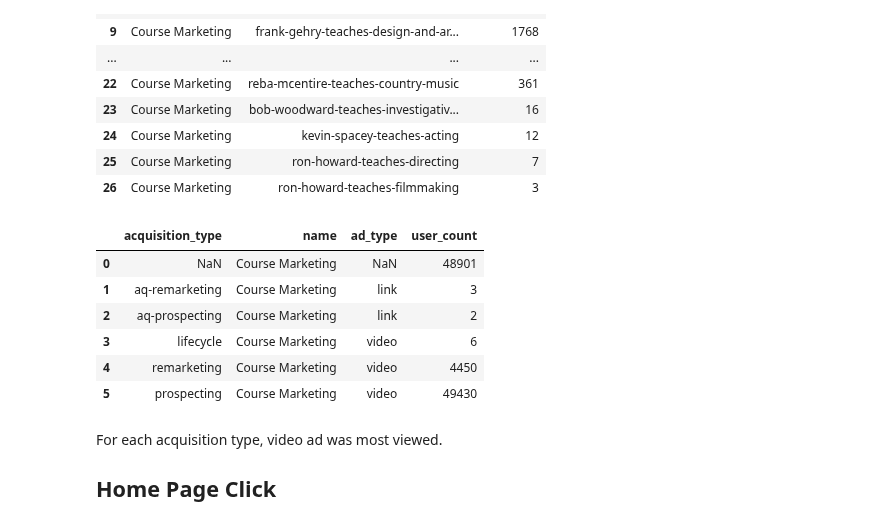
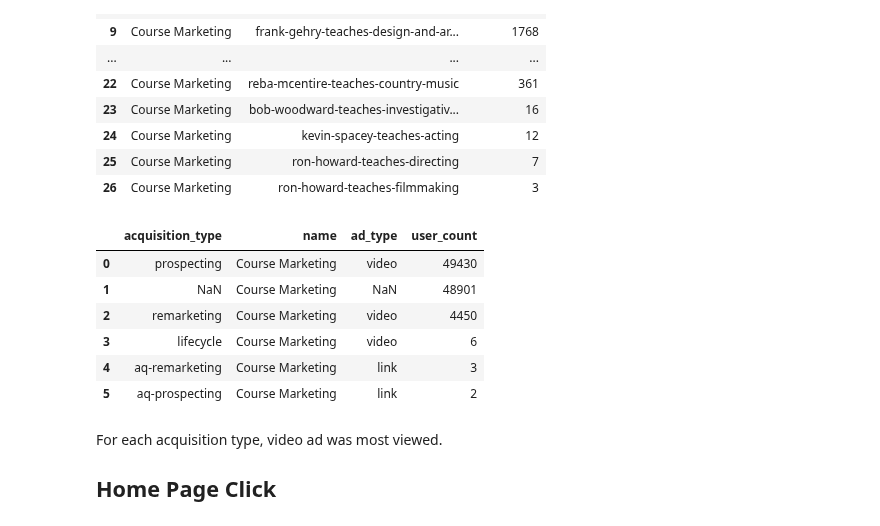
Before and after one commit to mindyng/2023-Business-Projects, a Jupyter notebook: masterclass-user-behavior-analysis-v2.ipynb, the cells around one changed output. Cells and saved outputs as stored; diff of their text form; code cells hidden in the pictures.

```diff
--- a/masterclass-user-behavior-analysis-v2.ipynb
+++ b/masterclass-user-behavior-analysis-v2.ipynb
@@ -693,28 +683,29 @@ duckdb.query(query).df()
 # %%
 # Based on acquisition type, which ads were top hits
 query = """
 with ad_count as (
 select acquisition_type
 , name
 , ad_type
 , count(*) as user_count from pages
 group by 1,2,3
 order by 1,4 desc
 )
 
 select *
 from ad_count
 qualify row_number() over (partition by acquisition_type order by user_count desc) = 1
+order by 4 desc
 """
 duckdb.query(query).df()[:70]
 # %% [output]
 |  | acquisition_type | name | ad_type | user_count |
-| 0 | NaN | Course Marketing | NaN | 48901 |
-| 1 | aq-remarketing | Course Marketing | link | 3 |
-| 2 | aq-prospecting | Course Marketing | link | 2 |
+| 0 | prospecting | Course Marketing | video | 49430 |
+| 1 | NaN | Course Marketing | NaN | 48901 |
+| 2 | remarketing | Course Marketing | video | 4450 |
 | 3 | lifecycle | Course Marketing | video | 6 |
-| 4 | remarketing | Course Marketing | video | 4450 |
-| 5 | prospecting | Course Marketing | video | 49430 |
+| 4 | aq-remarketing | Course Marketing | link | 3 |
+| 5 | aq-prospecting | Course Marketing | link | 2 |
 # %% [markdown]
 For each acquisition type, video ad was most viewed.
 
```
Also changed, not shown: parts of 23 cells of this notebook.
